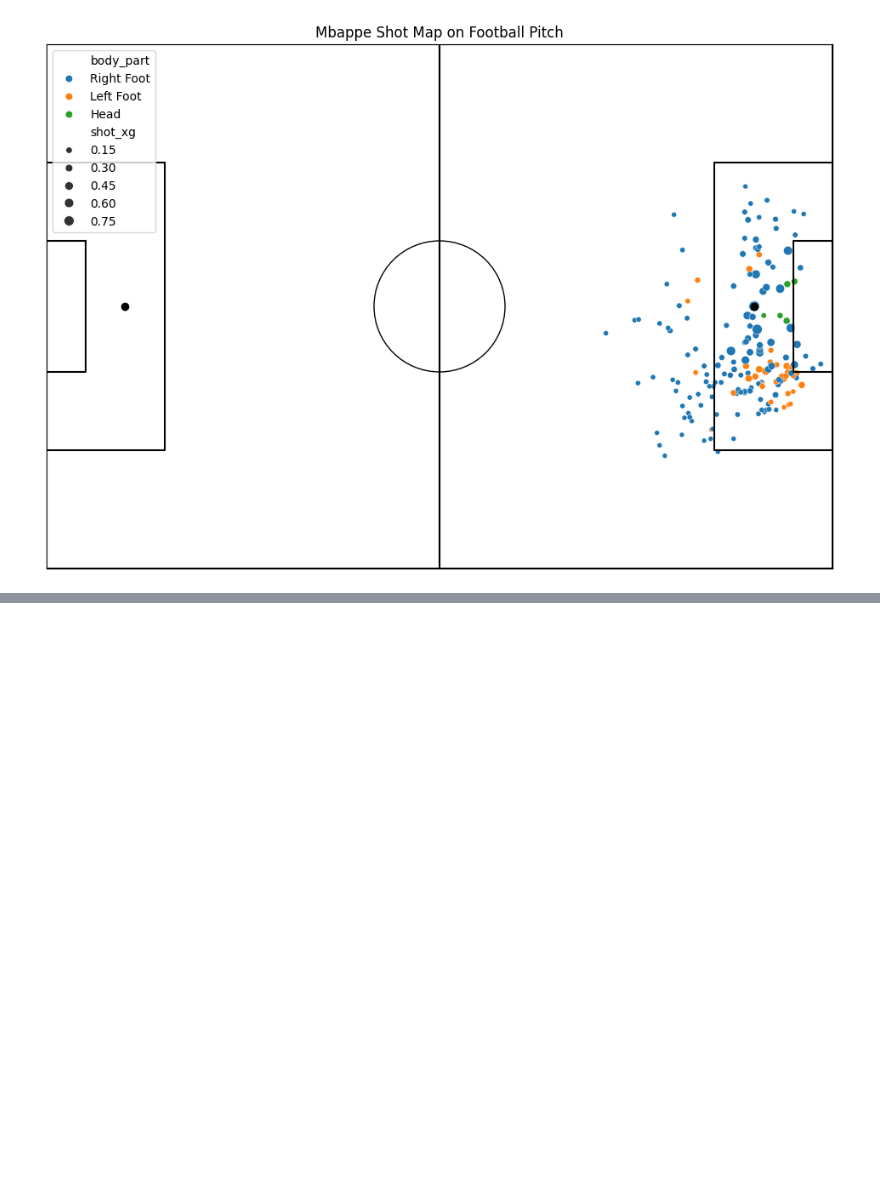
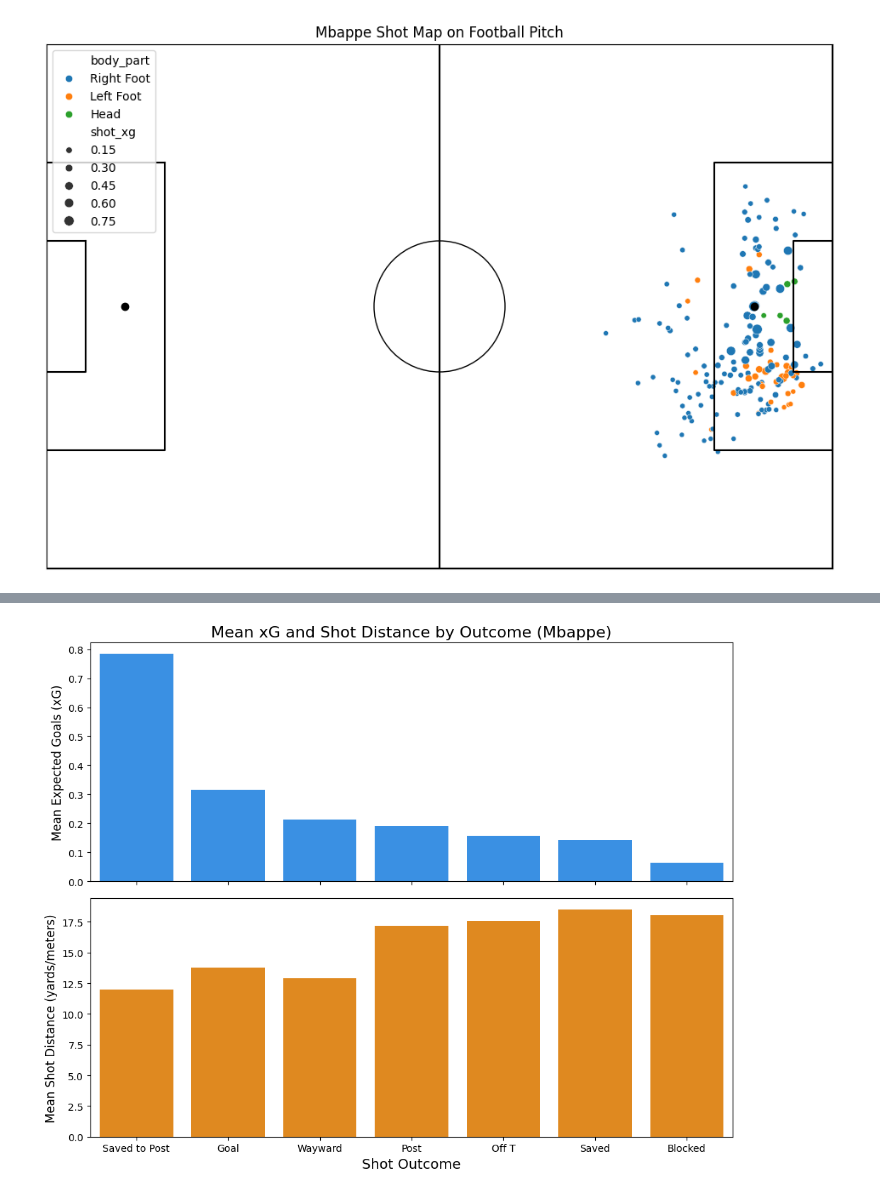
Before and after one commit to Clarkey33/Soccer-xG-Analytics-Model, a Jupyter notebook: notebooks/player_finishing_profile_data_prep.ipynb, the cells around one changed output, grey strips where cells are left out. Drawn from its saved outputs; the diff is of its cells as text; code cells hidden in the pictures; blank space fills up the shorter version.

```diff
--- a/notebooks/player_finishing_profile_data_prep.ipynb
+++ b/notebooks/player_finishing_profile_data_prep.ipynb
@@ -1253,0 +1137,5 @@ messi.to_csv('../data/processed/messi_shot_events.csv',index=False)
+# %%
+avg_distance_shot_outcome_mb=mbappe.groupby('shot_outcome').agg({'shot_distance':['mean'],'shot_xg':['mean']}).sort_values(by=('shot_xg','mean'),ascending=False)
+mbappe.groupby('shot_outcome').agg({'shot_distance':['mean'],'shot_xg':['mean']}).sort_values(by=('shot_xg','mean'),ascending=False).round(3)
+
+#avg_distance_shot_outcome.unstack(level=0).plot(kind='bar')
@@ -1253,0 +1153,30 @@ messi.to_csv('../data/processed/messi_shot_events.csv',index=False)
+# %%
+fig, (ax1, ax2) = plt.subplots(nrows=2, ncols=1, figsize=(10, 8), sharex=True)
+
+
+sns.barplot(
+    x=avg_distance_shot_outcome_mb.index,
+    y=avg_distance_shot_outcome_mb[('shot_xg', 'mean')],
+    ax=ax1,
+    color='dodgerblue'
+)
+ax1.set_ylabel('Mean Expected Goals (xG)', fontsize=12)
+ax1.set_title('Mean xG and Shot Distance by Outcome (Mbappe)', fontsize=16)
+ax1.set_xlabel('')
+
+
+sns.barplot(
+    x=avg_distance_shot_outcome_mb.index,
+    y=avg_distance_shot_outcome_mb[('shot_distance', 'mean')],
+    ax=ax2,
+    color='darkorange'
+)
+ax2.set_ylabel('Mean Shot Distance (yards/meters)', fontsize=12)
+ax2.set_xlabel('Shot Outcome', fontsize=14)
+
+
+plt.xticks(rotation=0)
+plt.tight_layout()
+plt.show()
+# %% [output]
+[figure, added]
```
Also changed, not shown: parts of 39 cells of this notebook, 1 other file.
